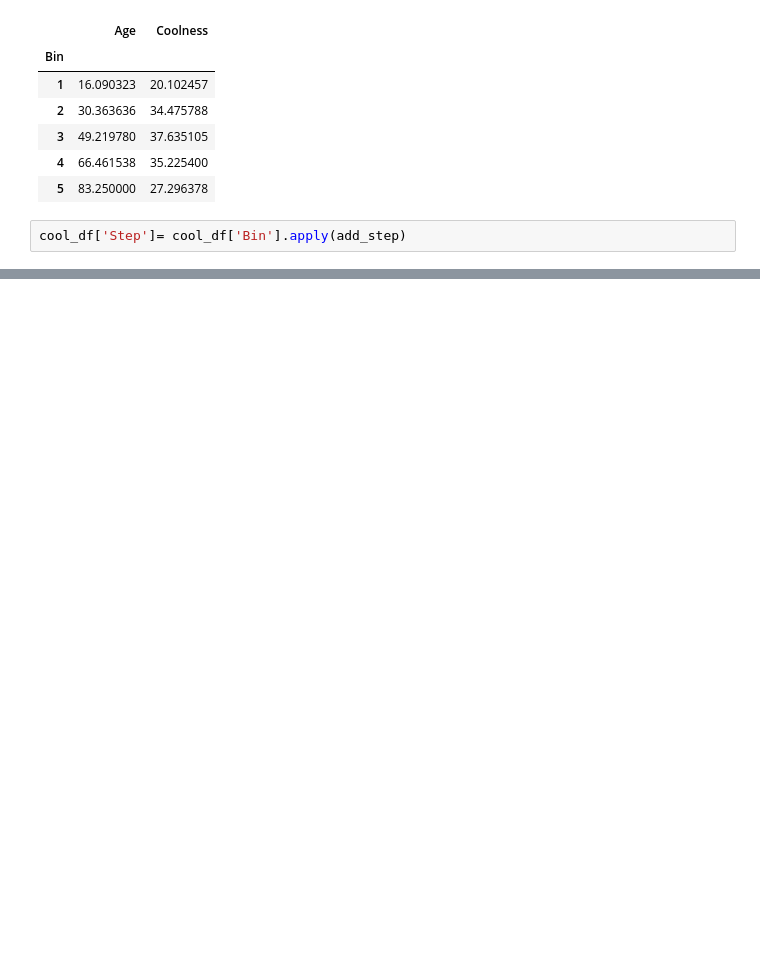
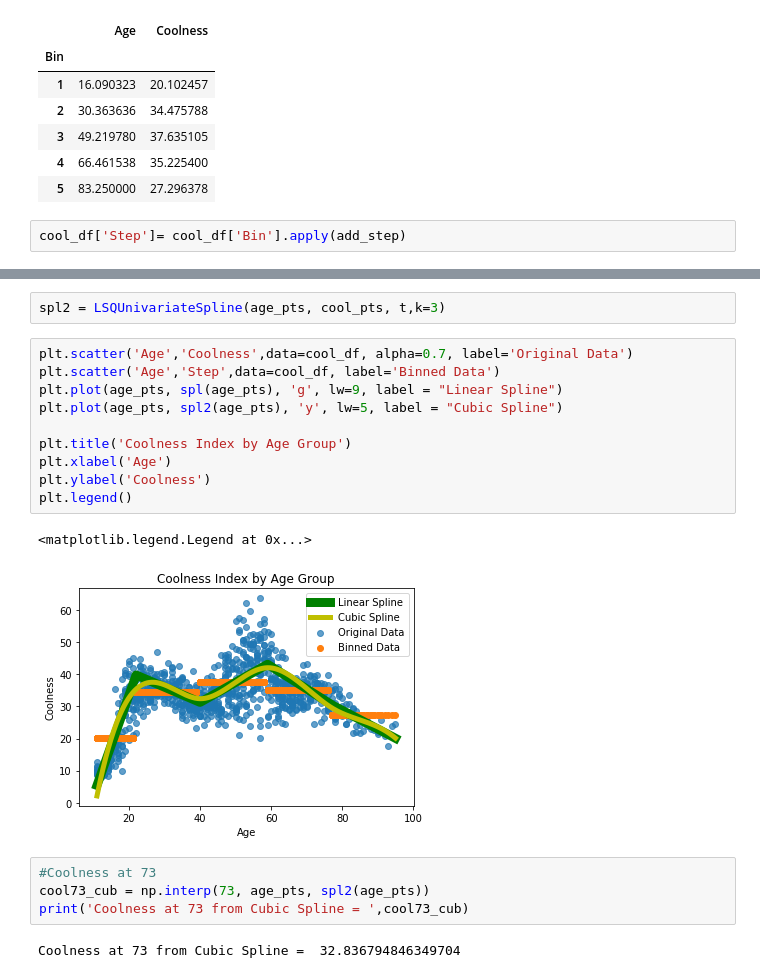
Before and after one commit to JoshLaven/persp-model-econ_w20, a Jupyter notebook: ProblemSets/PS7/LavenPS7.ipynb, the cells around one changed output, grey strips where cells are left out. Cells and saved outputs as stored; diff of their text form; blank space fills up the shorter version.

```diff
--- a/ProblemSets/PS7/LavenPS7.ipynb
+++ b/ProblemSets/PS7/LavenPS7.ipynb
@@ -336,0 +379,21 @@ print(cool_df.loc[cool_df['Bin'] == str(int(np.digitize(73,bins))),'Step'][1])
+# %%
+spl2 = LSQUnivariateSpline(age_pts, cool_pts, t,k=3)
+# %%
+plt.scatter('Age','Coolness',data=cool_df, alpha=0.7, label='Original Data')
+plt.scatter('Age','Step',data=cool_df, label='Binned Data')
+plt.plot(age_pts, spl(age_pts), 'g', lw=9, label = "Linear Spline")
+plt.plot(age_pts, spl2(age_pts), 'y', lw=5, label = "Cubic Spline")
+
+plt.title('Coolness Index by Age Group')
+plt.xlabel('Age')
+plt.ylabel('Coolness')
+plt.legend()
+# %% [output]
+<matplotlib.legend.Legend at 0x...>
+[figure, added]
+# %%
+#Coolness at 73
+cool73_cub = np.interp(73, age_pts, spl2(age_pts))
+print('Coolness at 73 from Cubic Spline = ',cool73_cub)
+# %% [output]
+Coolness at 73 from Cubic Spline =  32.836794846349704
```
Also changed, not shown: parts of 9 cells of this notebook.
